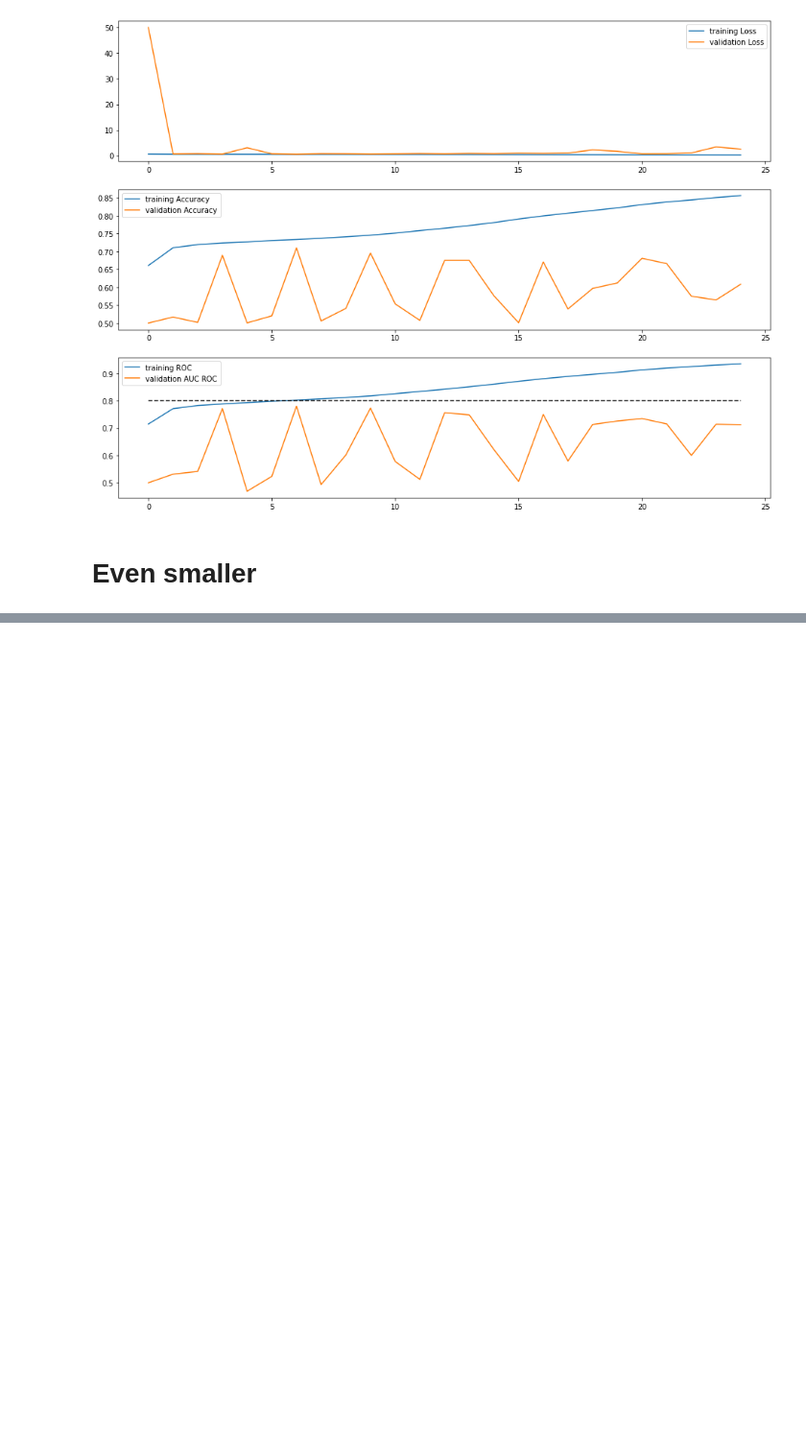
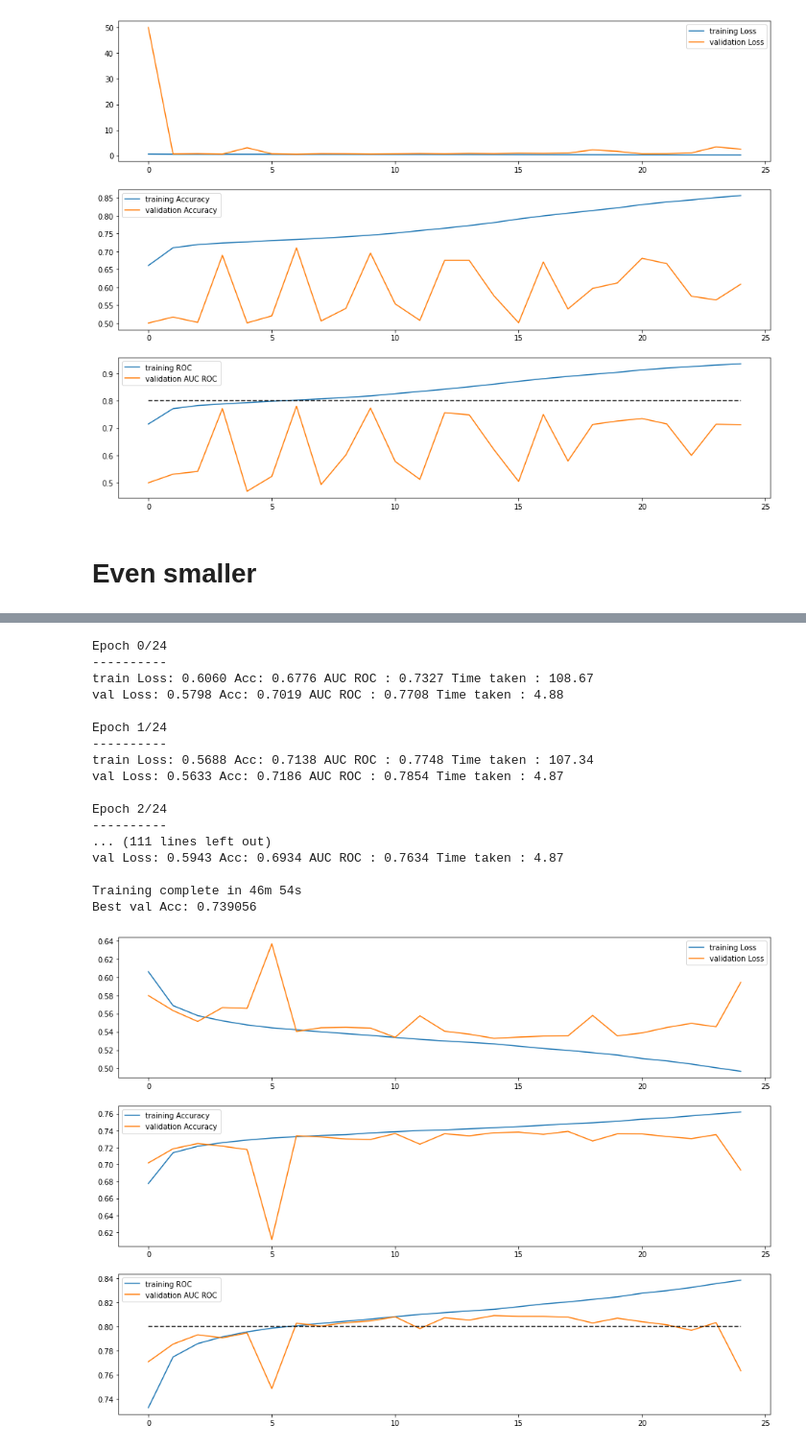
Before and after one commit to mlewandowski0/E2E_2023, a Jupyter notebook: Task1_pytorch_lower_mem.ipynb, the cells around one changed output, grey strips where cells are left out. Shown at 96% size. Saved outputs shown, nothing was run; the diff lists cells and outputs as text; code cells hidden in the pictures; blank space fills up the shorter version.

```diff
--- a/Task1_pytorch_lower_mem.ipynb
+++ b/Task1_pytorch_lower_mem.ipynb
@@ -886,0 +960,34 @@ plotResults(simple_res)
+# %%
+optim = pt_optim.Adam(model_ft.parameters())
+lr_sched = pt_lr_scheduler.StepLR(optim, 5, 0.95)
+dataloaders = {
+    "train" : train_dataloader,
+    "val" : validation_dataloader
+}
+
+dataset_sizes = {
+    "train" : training_ds_size,
+    "val" : validation_ds_size
+}
+
+res = train_model(model_ft, F.binary_cross_entropy, optim, lr_sched, dataloaders, dataset_sizes, os.path.join(model_save_folder, "BasicCNN3.pth"))
+plotResults(res)
+# %% [output]
+Epoch 0/24
+----------
+train Loss: 0.6060 Acc: 0.6776 AUC ROC : 0.7327 Time taken : 108.67
+val Loss: 0.5798 Acc: 0.7019 AUC ROC : 0.7708 Time taken : 4.88
+
+Epoch 1/24
+----------
+train Loss: 0.5688 Acc: 0.7138 AUC ROC : 0.7748 Time taken : 107.34
+val Loss: 0.5633 Acc: 0.7186 AUC ROC : 0.7854 Time taken : 4.87
+
+Epoch 2/24
+----------
+... (111 lines left out)
+val Loss: 0.5943 Acc: 0.6934 AUC ROC : 0.7634 Time taken : 4.87
+
+Training complete in 46m 54s
+Best val Acc: 0.739056
+[figure, added]
```
Also changed, not shown: parts of 16 cells of this notebook, 2 other files.
